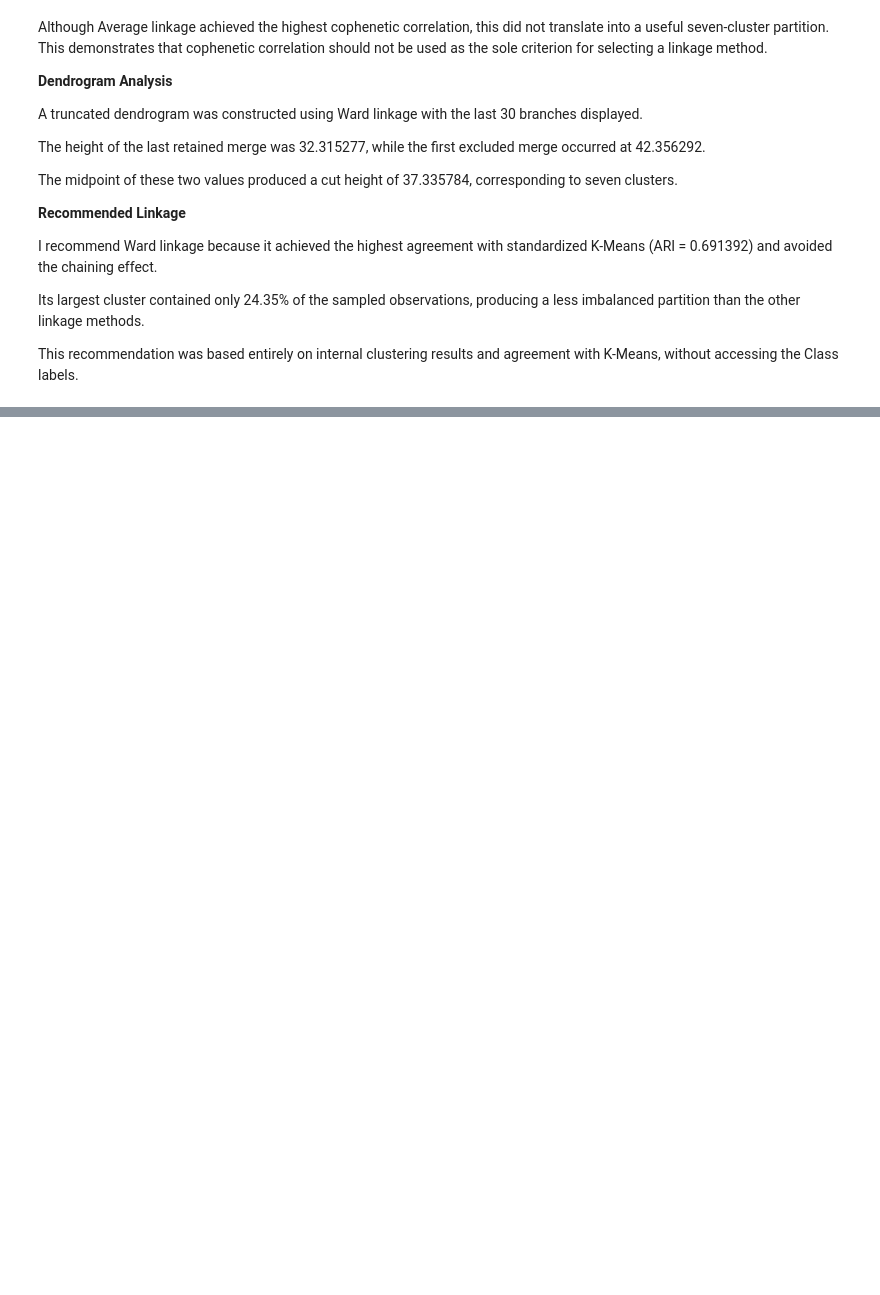
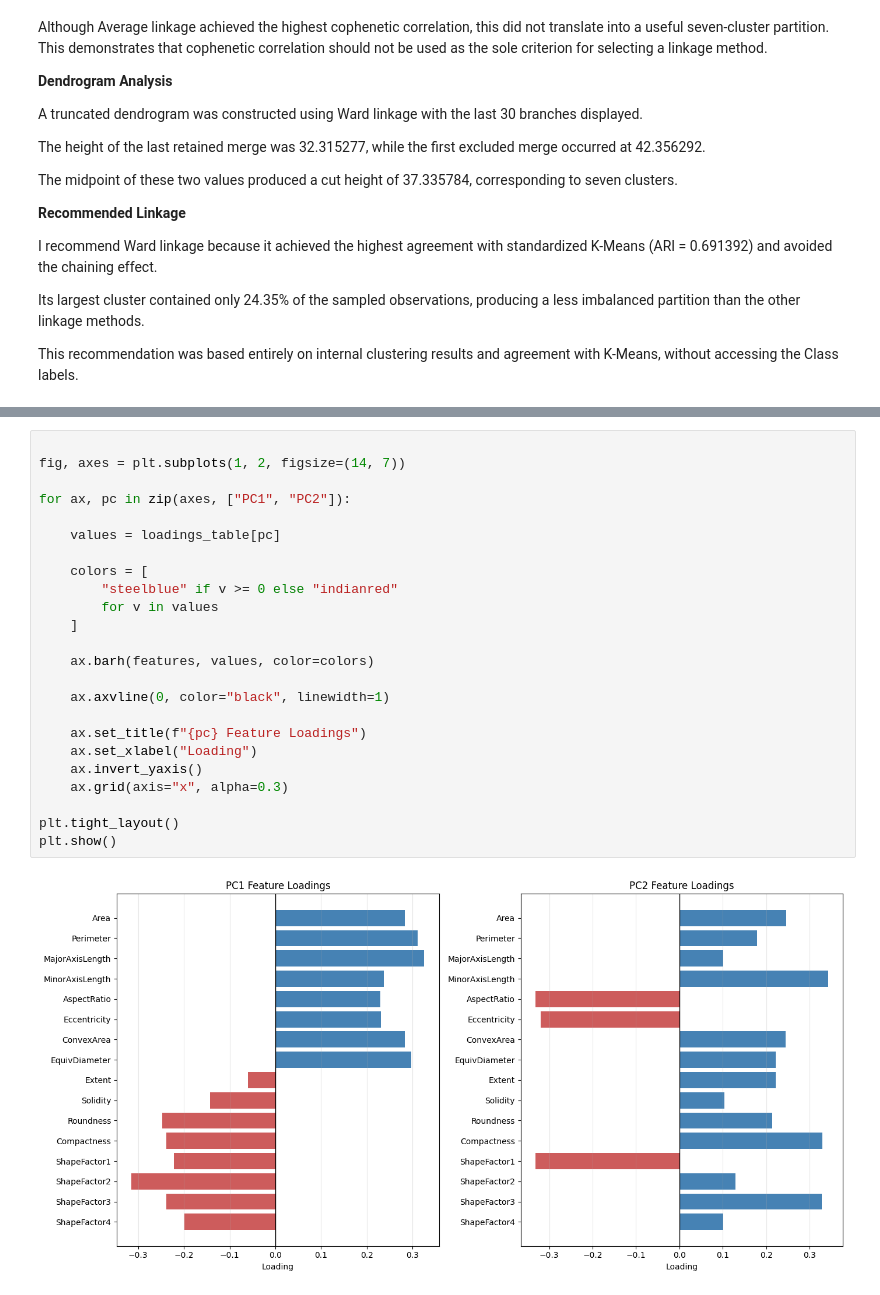
Before and after one commit to Annamerkulova/Merkulova_ML_task_5, a Jupyter notebook: Merkulova_task5.ipynb, the cells around one changed output, grey strips where cells are left out. Drawn from its saved outputs; the diff is of its cells as text; blank space fills up the shorter version.

```diff
--- a/Merkulova_task5.ipynb
+++ b/Merkulova_task5.ipynb
@@ -1215,0 +1867,26 @@ This recommendation was based entirely on internal clustering results and agreem
+# %%
+
+fig, axes = plt.subplots(1, 2, figsize=(14, 7))
+
+for ax, pc in zip(axes, ["PC1", "PC2"]):
+
+    values = loadings_table[pc]
+
+    colors = [
+        "steelblue" if v >= 0 else "indianred"
+        for v in values
+    ]
+
+    ax.barh(features, values, color=colors)
+
+    ax.axvline(0, color="black", linewidth=1)
+
+    ax.set_title(f"{pc} Feature Loadings")
+    ax.set_xlabel("Loading")
+    ax.invert_yaxis()
+    ax.grid(axis="x", alpha=0.3)
+
+plt.tight_layout()
+plt.show()
+# %% [output]
+[figure, added]
```
Also changed, not shown: parts of 25 cells of this notebook.
